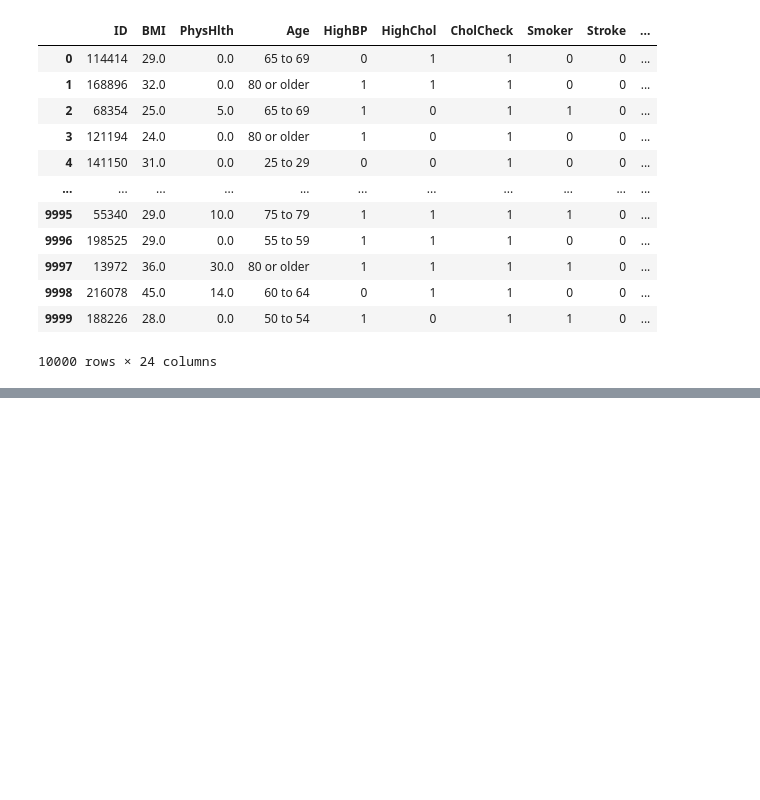
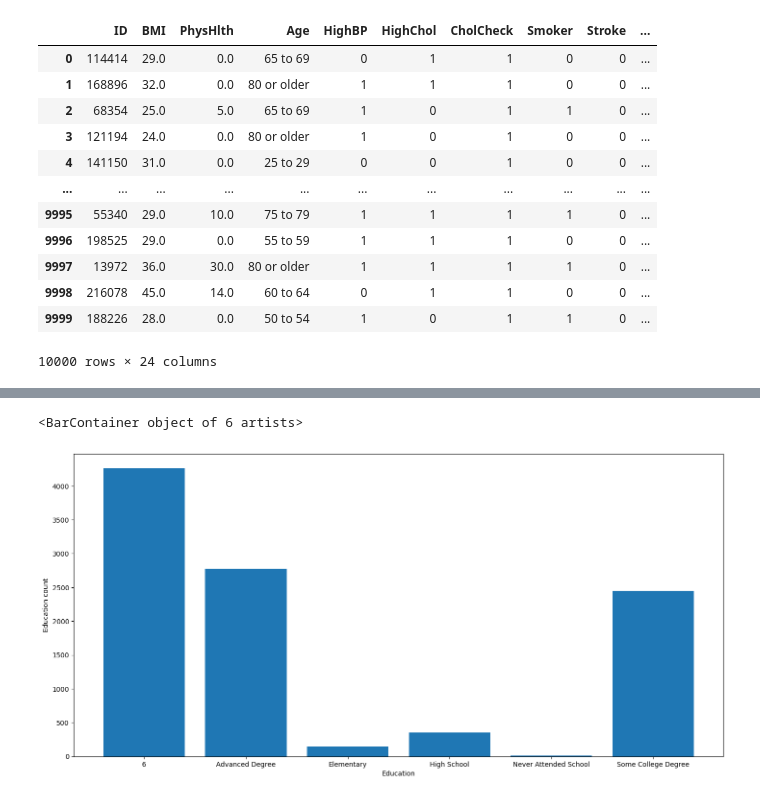
Before and after one commit to amjadAwad95/diabetes-prediction, a Jupyter notebook: src/EDA.ipynb, the cells around one changed output, grey strips where cells are left out. Saved outputs shown, nothing was run; the diff lists cells and outputs as text; code cells hidden in the pictures; blank space fills up the shorter version.

Commit message:
Visualizing Education Data

```diff
--- a/src/EDA.ipynb
+++ b/src/EDA.ipynb
@@ -217,0 +228,3 @@ diabetes_train_dataframe
+# %%
+education_count=diabetes_train_dataframe["Education"].value_counts().sort_values()
+education_count
@@ -217,0 +240,11 @@ diabetes_train_dataframe
+# %%
+education_figer=plt.figure(figsize=(15,7),dpi=100)
+education_axes=education_figer.add_axes([0.1,0.1,0.9,0.9])
+
+education_axes.set_xlabel('Education')
+education_axes.set_ylabel('Education count')
+
+education_axes.bar(education_count.index,education_count.values)
+# %% [output]
+<BarContainer object of 6 artists>
+[figure, added]
```
Also changed, not shown: parts of 7 cells of this notebook.
